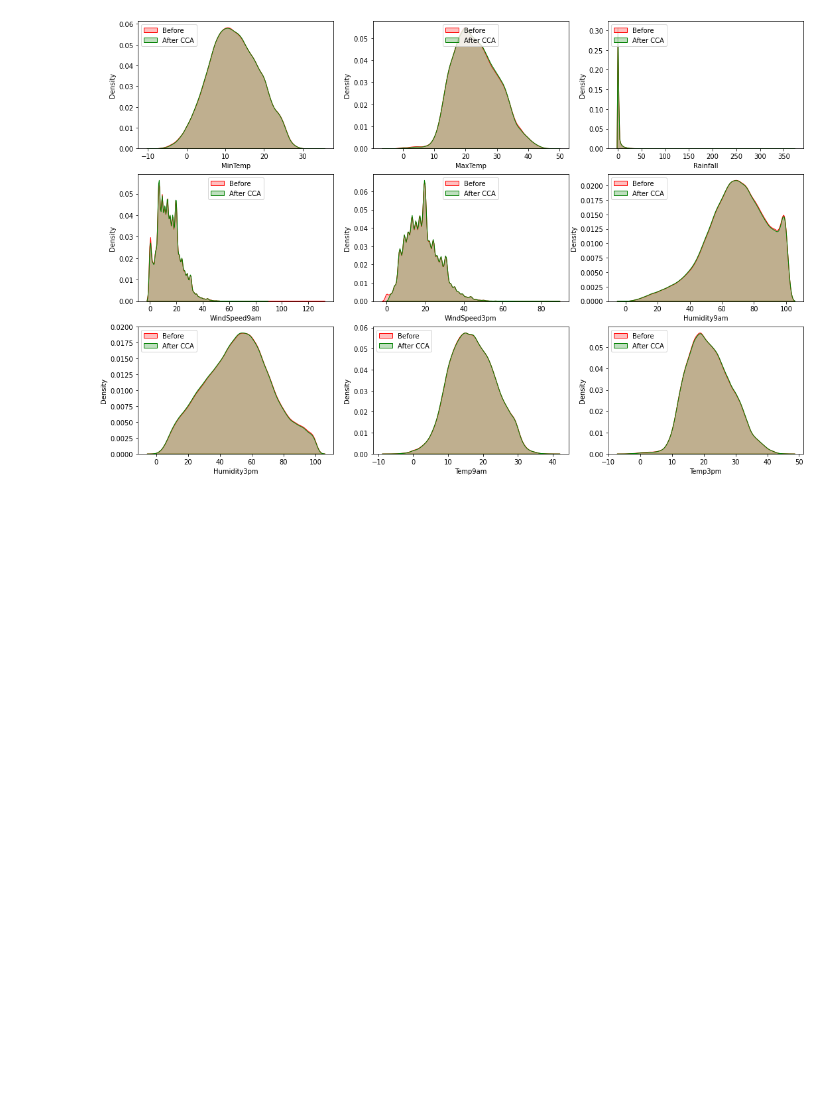
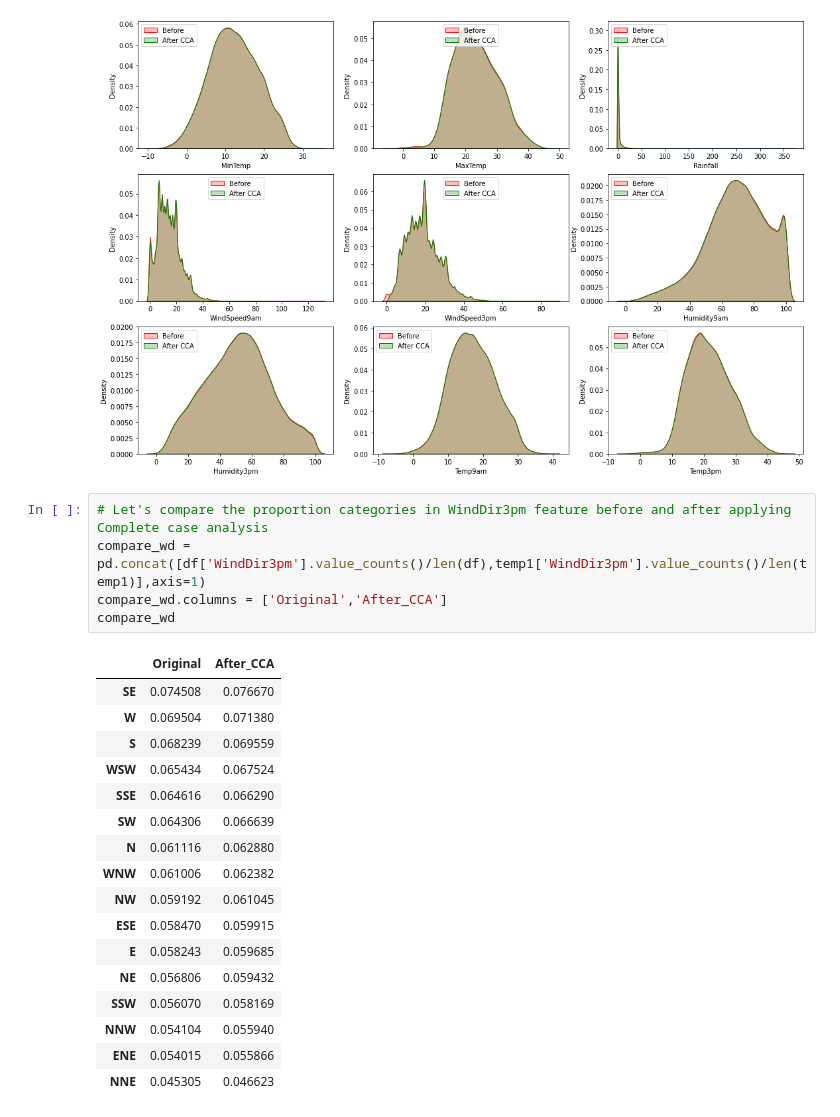
Before and after one commit to yuvraaj2002/Old_projects, a Jupyter notebook: Rain_prediction/Main_code.ipynb, the cells around one changed output. Drawn from its saved outputs; the diff is of its cells as text; blank space fills up the shorter version.

```diff
--- a/Rain_prediction/Main_code.ipynb
+++ b/Rain_prediction/Main_code.ipynb
@@ -169,3 +169,26 @@ ax[2][2].legend(loc='upper left')
 plt.show()
 # %% [output]
 [figure]
+# %%
+# Let's compare the proportion categories in WindDir3pm feature before and after applying Complete case analysis
+compare_wd = pd.concat([df['WindDir3pm'].value_counts()/len(df),temp1['WindDir3pm'].value_counts()/len(temp1)],axis=1)
+compare_wd.columns = ['Original','After_CCA']
+compare_wd
+# %% [output]
+|  | Original | After_CCA |
+| SE | 0.074508 | 0.076670 |
+| W | 0.069504 | 0.071380 |
+| S | 0.068239 | 0.069559 |
+| WSW | 0.065434 | 0.067524 |
+| SSE | 0.064616 | 0.066290 |
+| SW | 0.064306 | 0.066639 |
+| N | 0.061116 | 0.062880 |
+| WNW | 0.061006 | 0.062382 |
+| NW | 0.059192 | 0.061045 |
+| ESE | 0.058470 | 0.059915 |
+| E | 0.058243 | 0.059685 |
+| NE | 0.056806 | 0.059432 |
+| SSW | 0.056070 | 0.058169 |
+| NNW | 0.054104 | 0.055940 |
+| ENE | 0.054015 | 0.055866 |
+| NNE | 0.045305 | 0.046623 |
```
Also changed, not shown: parts of 13 cells of this notebook.
